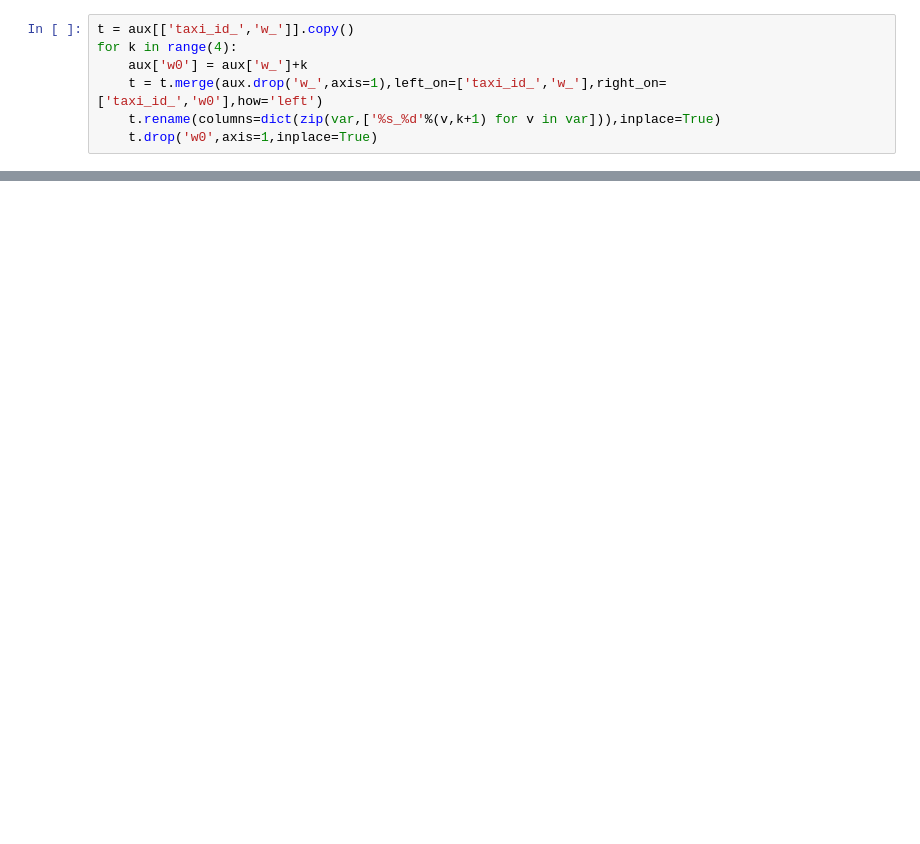
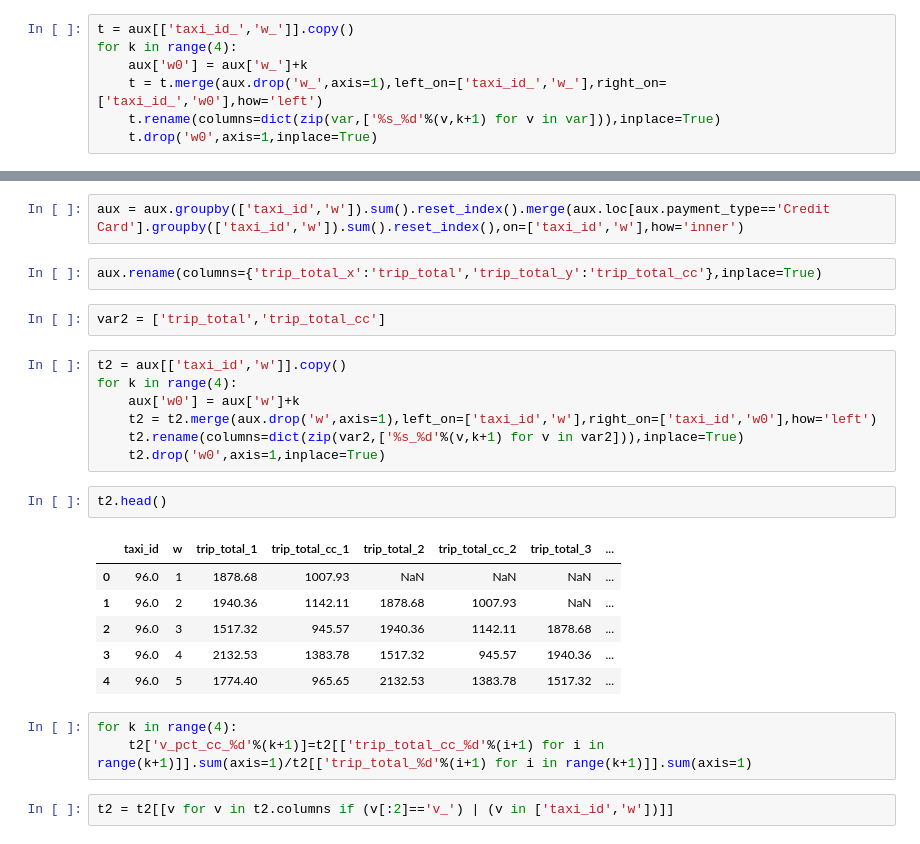
Before and after one commit to roca8/AMV, a Jupyter notebook: programas/Hello Churn.ipynb, the cells around one changed output, grey strips where cells are left out. Cells and saved outputs as stored; diff of their text form; blank space fills up the shorter version.

```diff
--- a/programas/Hello Churn.ipynb
+++ b/programas/Hello Churn.ipynb
@@ -187,0 +210,27 @@ for v in var:
+# %%
+aux = aux.groupby(['taxi_id','w']).sum().reset_index().merge(aux.loc[aux.payment_type=='Credit Card'].groupby(['taxi_id','w']).sum().reset_index(),on=['taxi_id','w'],how='inner')
+# %%
+aux.rename(columns={'trip_total_x':'trip_total','trip_total_y':'trip_total_cc'},inplace=True)
+# %%
+var2 = ['trip_total','trip_total_cc']
+# %%
+t2 = aux[['taxi_id','w']].copy()
+for k in range(4):
+    aux['w0'] = aux['w']+k
+    t2 = t2.merge(aux.drop('w',axis=1),left_on=['taxi_id','w'],right_on=['taxi_id','w0'],how='left')
+    t2.rename(columns=dict(zip(var2,['%s_%d'%(v,k+1) for v in var2])),inplace=True)
+    t2.drop('w0',axis=1,inplace=True)
+# %%
+t2.head()
+# %% [output]
+|  | taxi_id | w | trip_total_1 | trip_total_cc_1 | trip_total_2 | trip_total_cc_2 | trip_total_3 | ... |
+| 0 | 96.0 | 1 | 1878.68 | 1007.93 | NaN | NaN | NaN | ... |
+| 1 | 96.0 | 2 | 1940.36 | 1142.11 | 1878.68 | 1007.93 | NaN | ... |
+| 2 | 96.0 | 3 | 1517.32 | 945.57 | 1940.36 | 1142.11 | 1878.68 | ... |
+| 3 | 96.0 | 4 | 2132.53 | 1383.78 | 1517.32 | 945.57 | 1940.36 | ... |
+| 4 | 96.0 | 5 | 1774.40 | 965.65 | 2132.53 | 1383.78 | 1517.32 | ... |
+# %%
+for k in range(4):
+    t2['v_pct_cc_%d'%(k+1)]=t2[['trip_total_cc_%d'%(i+1) for i in range(k+1)]].sum(axis=1)/t2[['trip_total_%d'%(i+1) for i in range(k+1)]].sum(axis=1)
+# %%
+t2 = t2[[v for v in t2.columns if (v[:2]=='v_') | (v in ['taxi_id','w'])]]
```
Also changed, not shown: parts of 54 cells of this notebook, 8 other files.
